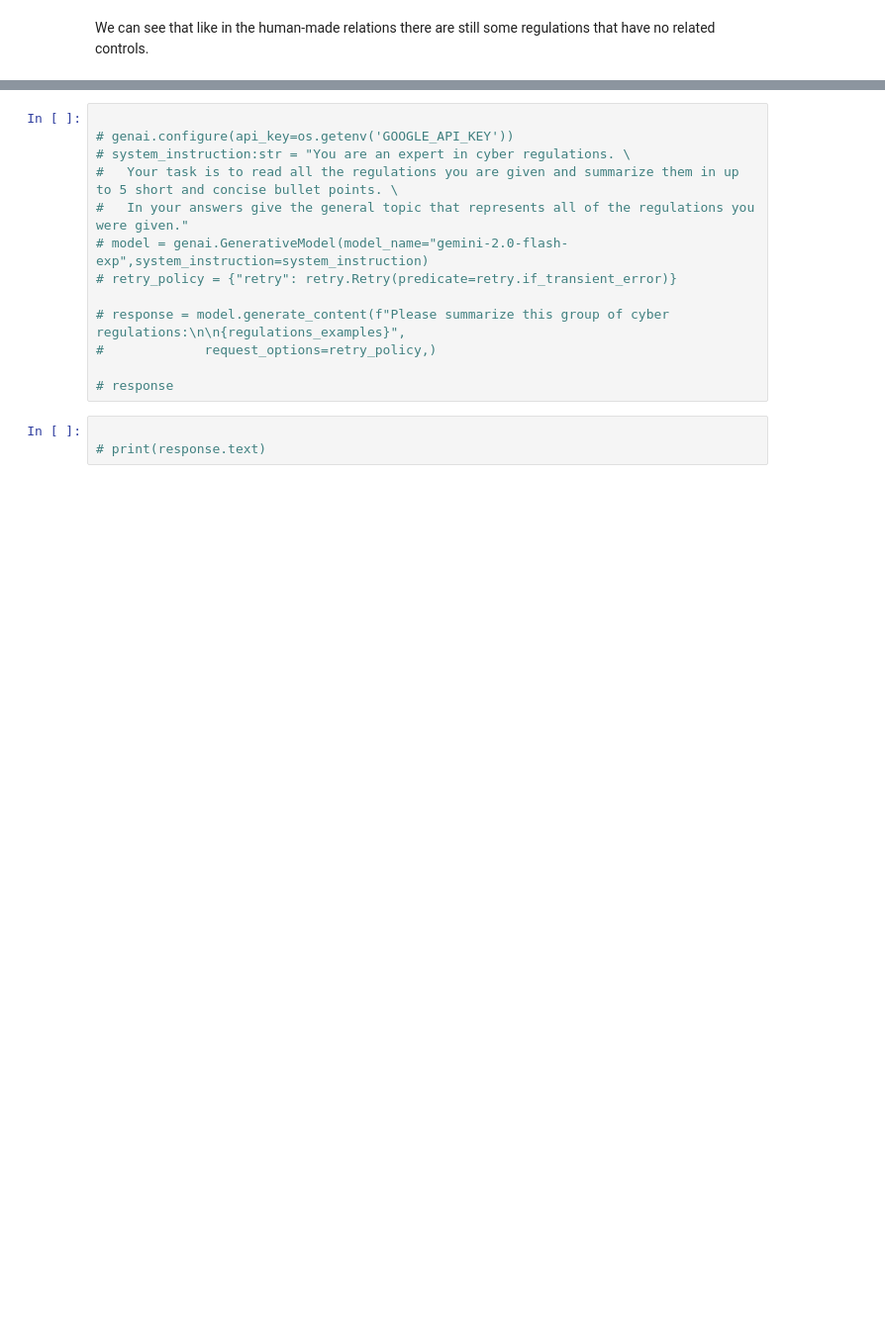
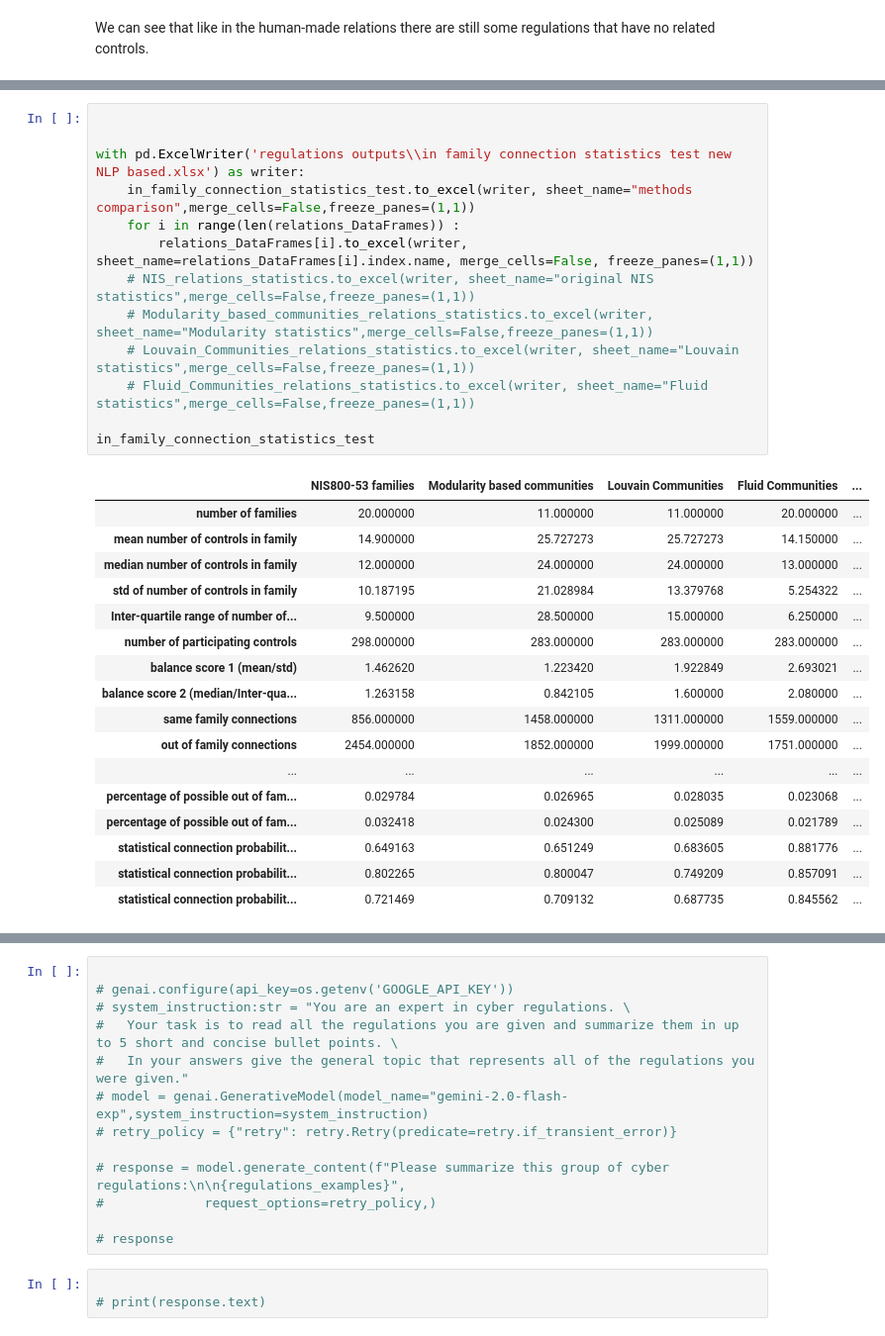
Before and after one commit to lior0110/regulations_analysis, a Jupyter notebook: NIS800-53 analysis 2.ipynb, the cells around one changed output, grey strips where cells are left out. Shown: that part at 99% size. Drawn from its saved outputs; the diff is of its cells as text; blank space fills up the shorter version.

```diff
--- a/NIS800-53 analysis 2.ipynb
+++ b/NIS800-53 analysis 2.ipynb
@@ -345,0 +413,31 @@ relations_DataFrames[0].index.name
+# %%
+
+
+with pd.ExcelWriter('regulations outputs\\in family connection statistics test new NLP based.xlsx') as writer:
+    in_family_connection_statistics_test.to_excel(writer, sheet_name="methods comparison",merge_cells=False,freeze_panes=(1,1))
+    for i in range(len(relations_DataFrames)) :
+        relations_DataFrames[i].to_excel(writer, sheet_name=relations_DataFrames[i].index.name, merge_cells=False, freeze_panes=(1,1))
+    # NIS_relations_statistics.to_excel(writer, sheet_name="original NIS statistics",merge_cells=False,freeze_panes=(1,1))
+    # Modularity_based_communities_relations_statistics.to_excel(writer, sheet_name="Modularity statistics",merge_cells=False,freeze_panes=(1,1))
+    # Louvain_Communities_relations_statistics.to_excel(writer, sheet_name="Louvain statistics",merge_cells=False,freeze_panes=(1,1))
+    # Fluid_Communities_relations_statistics.to_excel(writer, sheet_name="Fluid statistics",merge_cells=False,freeze_panes=(1,1))
+
+in_family_connection_statistics_test
+# %% [output]
+|  | NIS800-53 families | Modularity based communities | Louvain Communities | Fluid Communities | ... |
+| number of families | 20.000000 | 11.000000 | 11.000000 | 20.000000 | ... |
+| mean number of controls in family | 14.900000 | 25.727273 | 25.727273 | 14.150000 | ... |
+| median number of controls in family | 12.000000 | 24.000000 | 24.000000 | 13.000000 | ... |
+| std of number of controls in family | 10.187195 | 21.028984 | 13.379768 | 5.254322 | ... |
+| Inter-quartile range of number of... | 9.500000 | 28.500000 | 15.000000 | 6.250000 | ... |
+| number of participating controls | 298.000000 | 283.000000 | 283.000000 | 283.000000 | ... |
+| balance score 1 (mean/std) | 1.462620 | 1.223420 | 1.922849 | 2.693021 | ... |
+| balance score 2 (median/Inter-qua... | 1.263158 | 0.842105 | 1.600000 | 2.080000 | ... |
+| same family connections | 856.000000 | 1458.000000 | 1311.000000 | 1559.000000 | ... |
+| out of family connections | 2454.000000 | 1852.000000 | 1999.000000 | 1751.000000 | ... |
+| ... | ... | ... | ... | ... | ... |
+| percentage of possible out of fam... | 0.029784 | 0.026965 | 0.028035 | 0.023068 | ... |
+| percentage of possible out of fam... | 0.032418 | 0.024300 | 0.025089 | 0.021789 | ... |
+| statistical connection probabilit... | 0.649163 | 0.651249 | 0.683605 | 0.881776 | ... |
+| statistical connection probabilit... | 0.802265 | 0.800047 | 0.749209 | 0.857091 | ... |
+| statistical connection probabilit... | 0.721469 | 0.709132 | 0.687735 | 0.845562 | ... |
```
Also changed, not shown: parts of 33 cells of this notebook, 4 other files.
